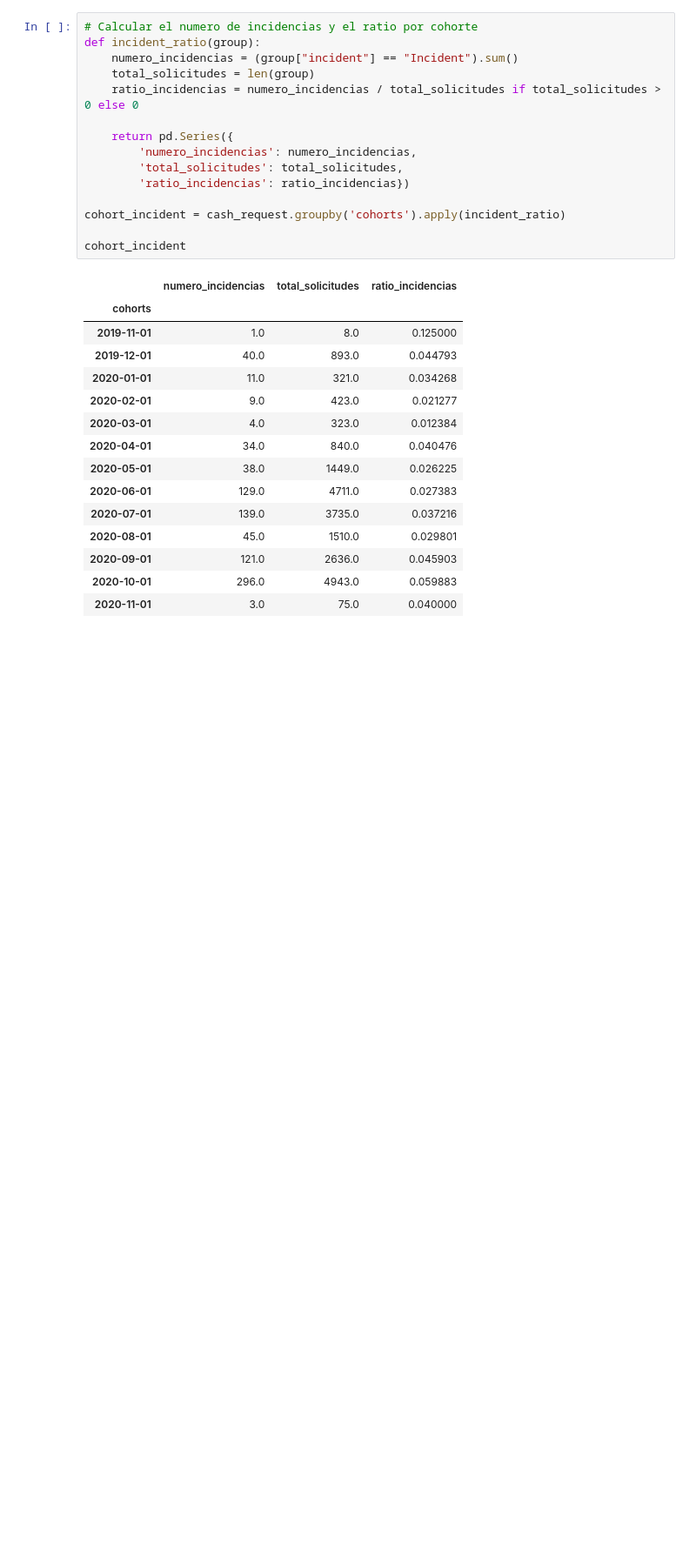
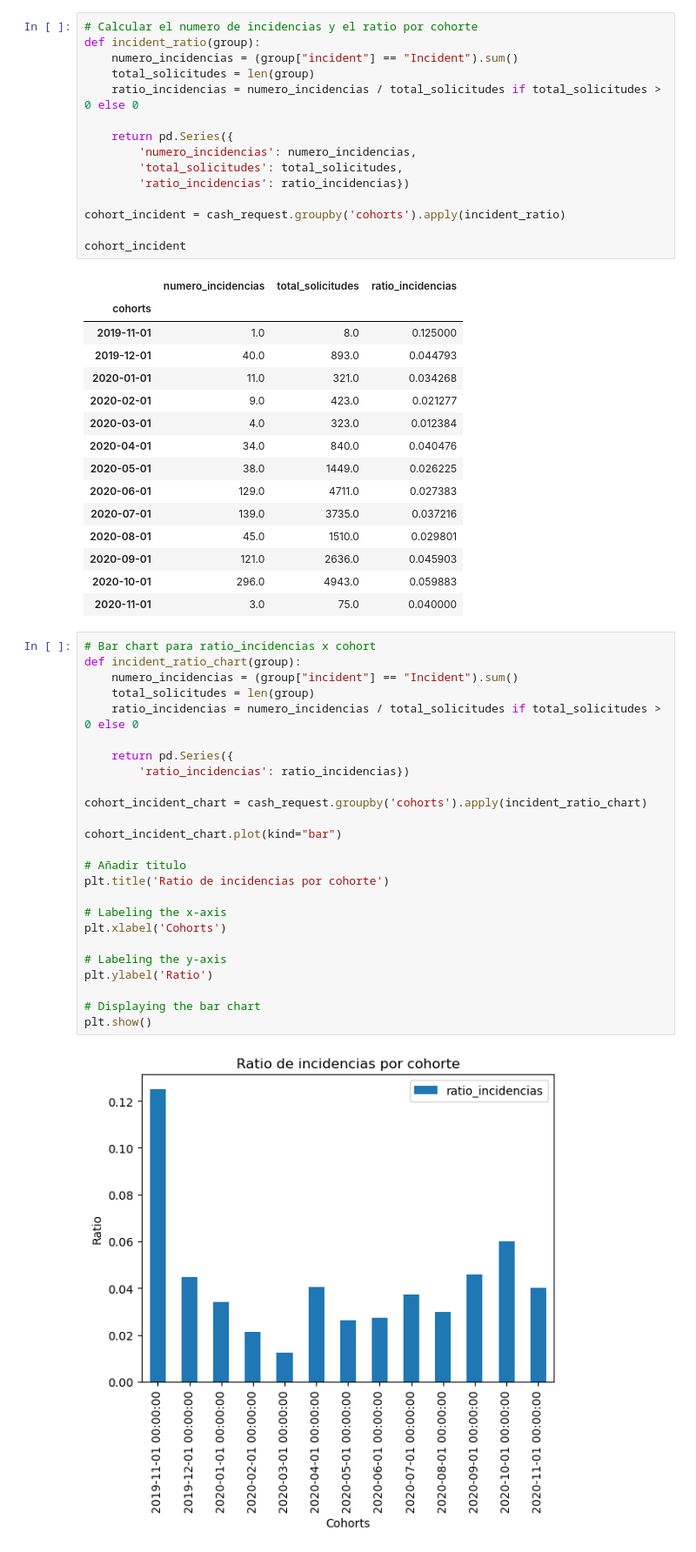
Before and after one commit to crismt96/project-1-ironhack-payments, a Jupyter notebook: main.ipynb, the cells around one changed output. Shown at 87% size. Saved outputs shown, nothing was run; the diff lists cells and outputs as text; blank space fills up the shorter version.

```diff
--- a/main.ipynb
+++ b/main.ipynb
@@ -341,3 +354,30 @@ cohort_incident
 | 2020-09-01 | 121.0 | 2636.0 | 0.045903 |
 | 2020-10-01 | 296.0 | 4943.0 | 0.059883 |
 | 2020-11-01 | 3.0 | 75.0 | 0.040000 |
+# %%
+# Bar chart para ratio_incidencias x cohort
+def incident_ratio_chart(group):
+    numero_incidencias = (group["incident"] == "Incident").sum()
+    total_solicitudes = len(group)
+    ratio_incidencias = numero_incidencias / total_solicitudes if total_solicitudes > 0 else 0
+
+    return pd.Series({
+        'ratio_incidencias': ratio_incidencias})
+
+cohort_incident_chart = cash_request.groupby('cohorts').apply(incident_ratio_chart)
+
+cohort_incident_chart.plot(kind="bar")
+
+# Añadir titulo
+plt.title('Ratio de incidencias por cohorte')
+
+# Labeling the x-axis
+plt.xlabel('Cohorts')
+
+# Labeling the y-axis
+plt.ylabel('Ratio')
+
+# Displaying the bar chart
+plt.show()
+# %% [output]
+[figure, added]
```
Also changed, not shown: parts of 10 cells of this notebook.
